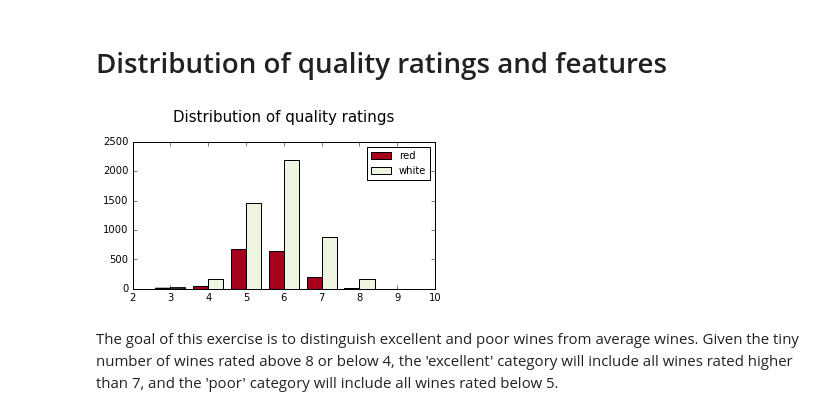
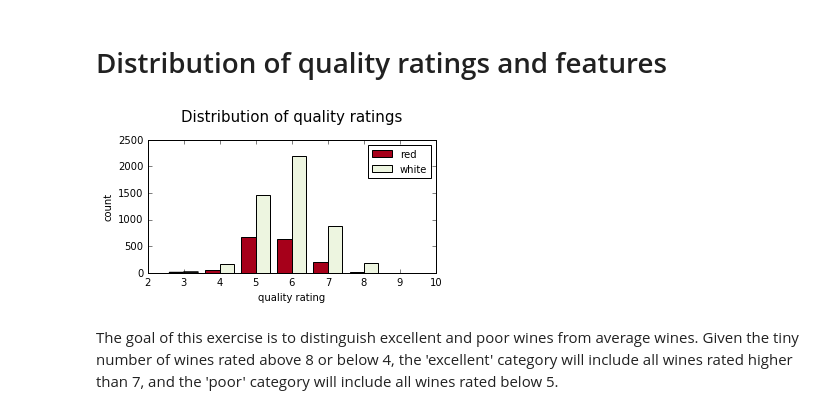
Before and after one commit to albertwildeman/Vinho_Verde, a Jupyter notebook: Vinho_Verde.ipynb, the cells around one changed output. Drawn from its saved outputs; the diff is of its cells as text; code cells hidden in the pictures.

Commit message:
added axis labels for quality ratings plot

```diff
--- a/Vinho_Verde.ipynb
+++ b/Vinho_Verde.ipynb
@@ -61,13 +61,14 @@ n_feats = len(feats)
 # %%
 fig = plt.figure(figsize=(5,3))
 ax = fig.gca()
 arr = ax.hist([df.quality.values for df in dfs], np.arange(2.5, 10.5), histtype='bar',
               color=plot_colors, label=clrs)
 ax.legend(prop={'size': 10})
 plt.title('Distribution of quality ratings', size='15', y=1.10)
+plt.xlabel('quality rating'); plt.ylabel('count')
 plt.tight_layout();
 # %% [output]
-[figure, old version]
+[figure, new version]
 # %% [markdown]
 The goal of this exercise is to distinguish excellent and poor wines from average wines. Given the tiny number of wines rated above 8 or below 4, the 'excellent' category will include all wines rated higher than 7, and the 'poor' category will include all wines rated below 5.
 # %%
```
